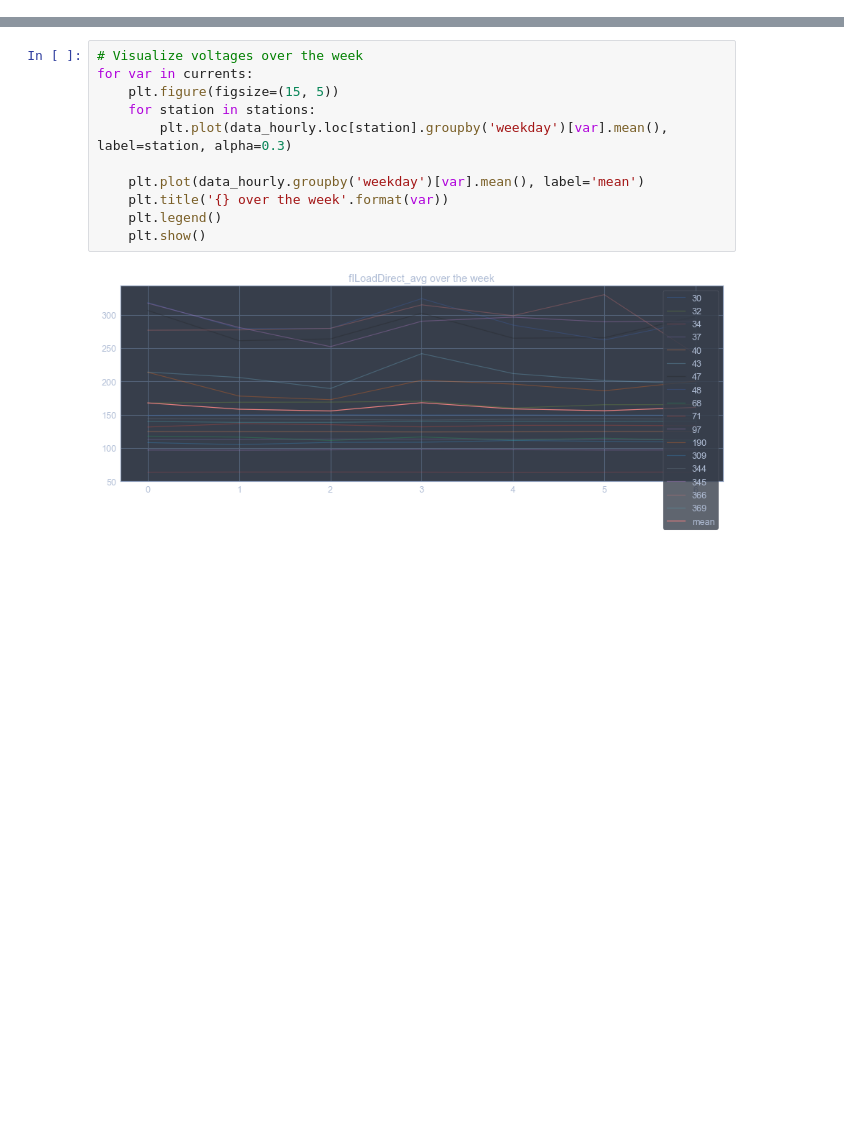
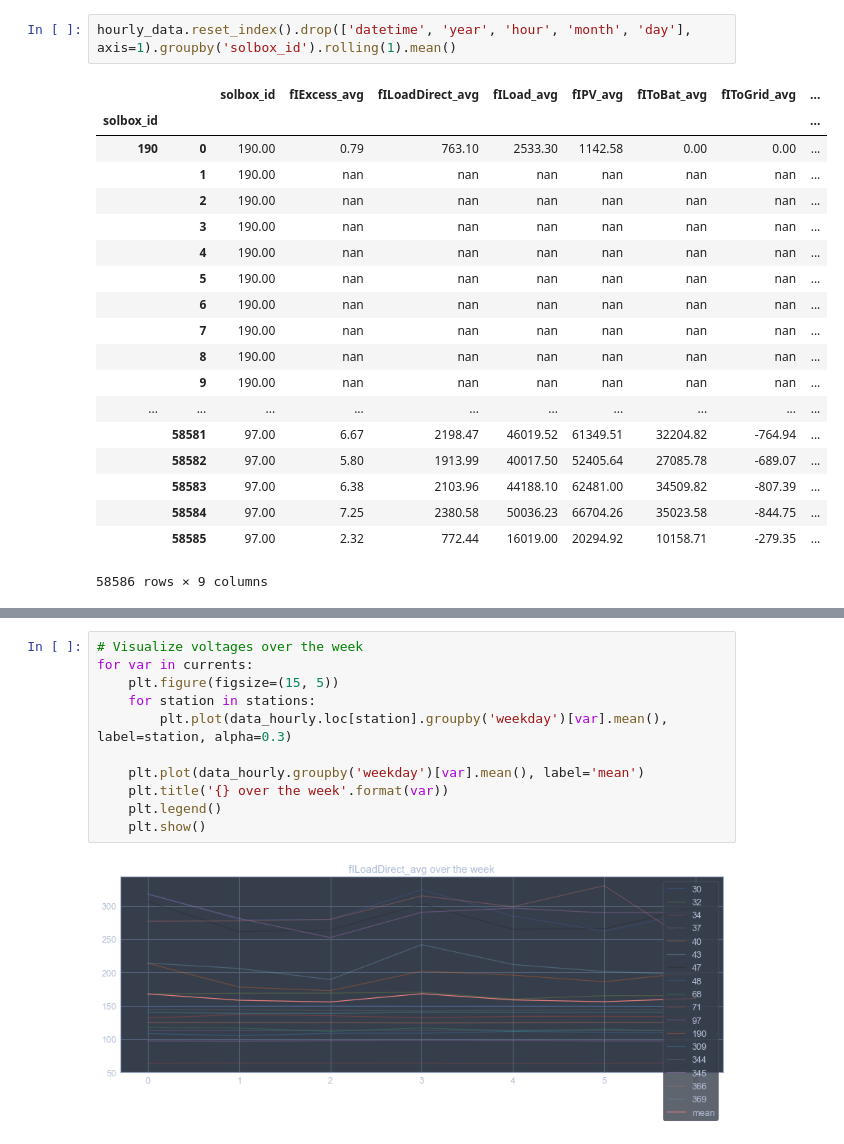
Before and after one commit to javiermas/smart-energy, a Jupyter notebook: notebooks/jma_00_dirty_stuff.ipynb, the cells around one changed output, grey strips where cells are left out. Cells and saved outputs as stored; diff of their text form; blank space fills up the shorter version.

```diff
--- a/notebooks/jma_00_dirty_stuff.ipynb
+++ b/notebooks/jma_00_dirty_stuff.ipynb
@@ -68,0 +304,22 @@ hourly_measurements.insert_many(data_hourly.reset_index().to_dict('records'))
+# %%
+hourly_data.reset_index().drop(['datetime', 'year', 'hour', 'month', 'day'], axis=1).groupby('solbox_id').rolling(1).mean()
+# %% [output]
+|  |  | solbox_id | fIExcess_avg | fILoadDirect_avg | fILoad_avg | fIPV_avg | fIToBat_avg | fIToGrid_avg | ... |
+| solbox_id |  |  |  |  |  |  |  |  | ... |
+| 190 | 0 | 190.00 | 0.79 | 763.10 | 2533.30 | 1142.58 | 0.00 | 0.00 | ... |
+|  | 1 | 190.00 | nan | nan | nan | nan | nan | nan | ... |
+|  | 2 | 190.00 | nan | nan | nan | nan | nan | nan | ... |
+|  | 3 | 190.00 | nan | nan | nan | nan | nan | nan | ... |
+|  | 4 | 190.00 | nan | nan | nan | nan | nan | nan | ... |
+|  | 5 | 190.00 | nan | nan | nan | nan | nan | nan | ... |
+|  | 6 | 190.00 | nan | nan | nan | nan | nan | nan | ... |
+|  | 7 | 190.00 | nan | nan | nan | nan | nan | nan | ... |
+|  | 8 | 190.00 | nan | nan | nan | nan | nan | nan | ... |
+|  | 9 | 190.00 | nan | nan | nan | nan | nan | nan | ... |
+| ... | ... | ... | ... | ... | ... | ... | ... | ... | ... |
+|  | 58581 | 97.00 | 6.67 | 2198.47 | 46019.52 | 61349.51 | 32204.82 | -764.94 | ... |
+|  | 58582 | 97.00 | 5.80 | 1913.99 | 40017.50 | 52405.64 | 27085.78 | -689.07 | ... |
+|  | 58583 | 97.00 | 6.38 | 2103.96 | 44188.10 | 62481.00 | 34509.82 | -807.39 | ... |
+|  | 58584 | 97.00 | 7.25 | 2380.58 | 50036.23 | 66704.26 | 35023.58 | -844.75 | ... |
+|  | 58585 | 97.00 | 2.32 | 772.44 | 16019.00 | 20294.92 | 10158.71 | -279.35 | ... |
+58586 rows × 9 columns
```
Also changed, not shown: parts of 40 cells of this notebook.
